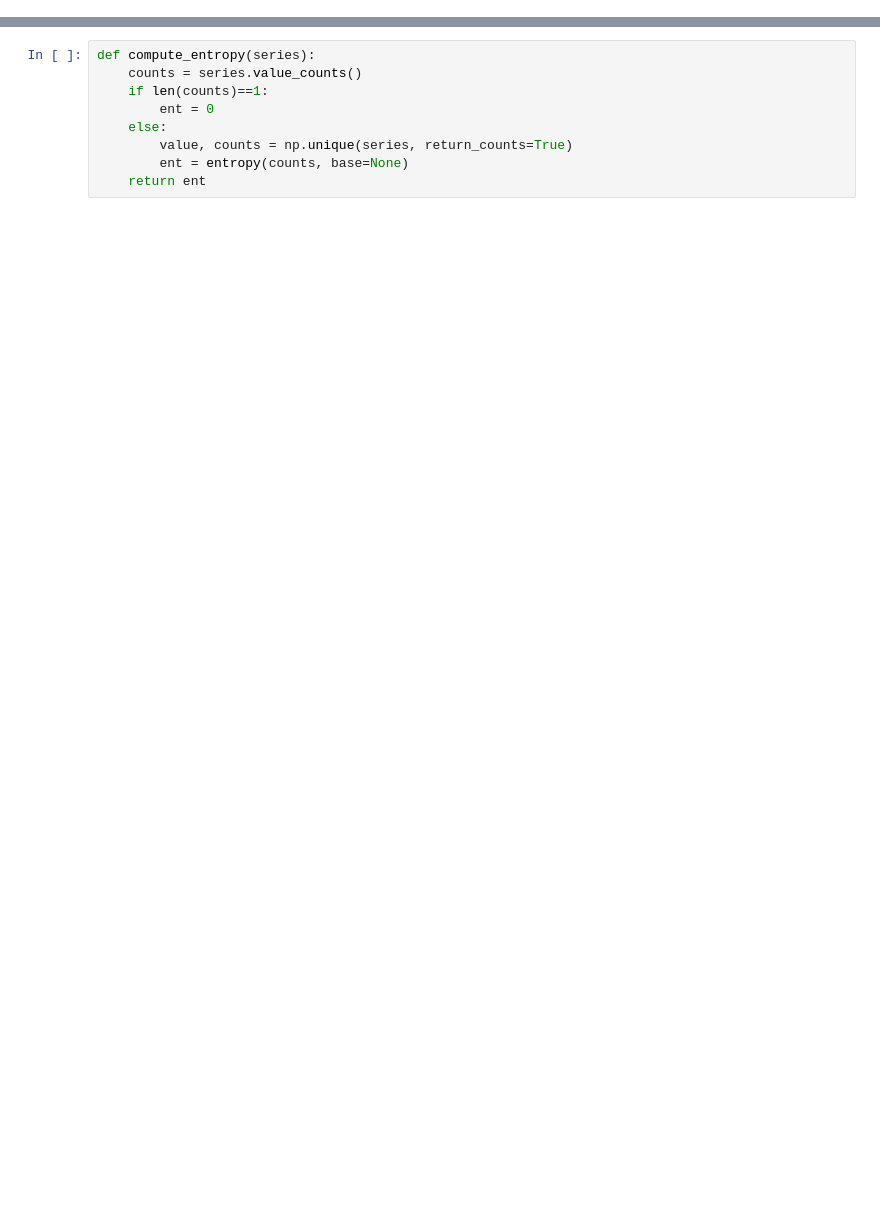
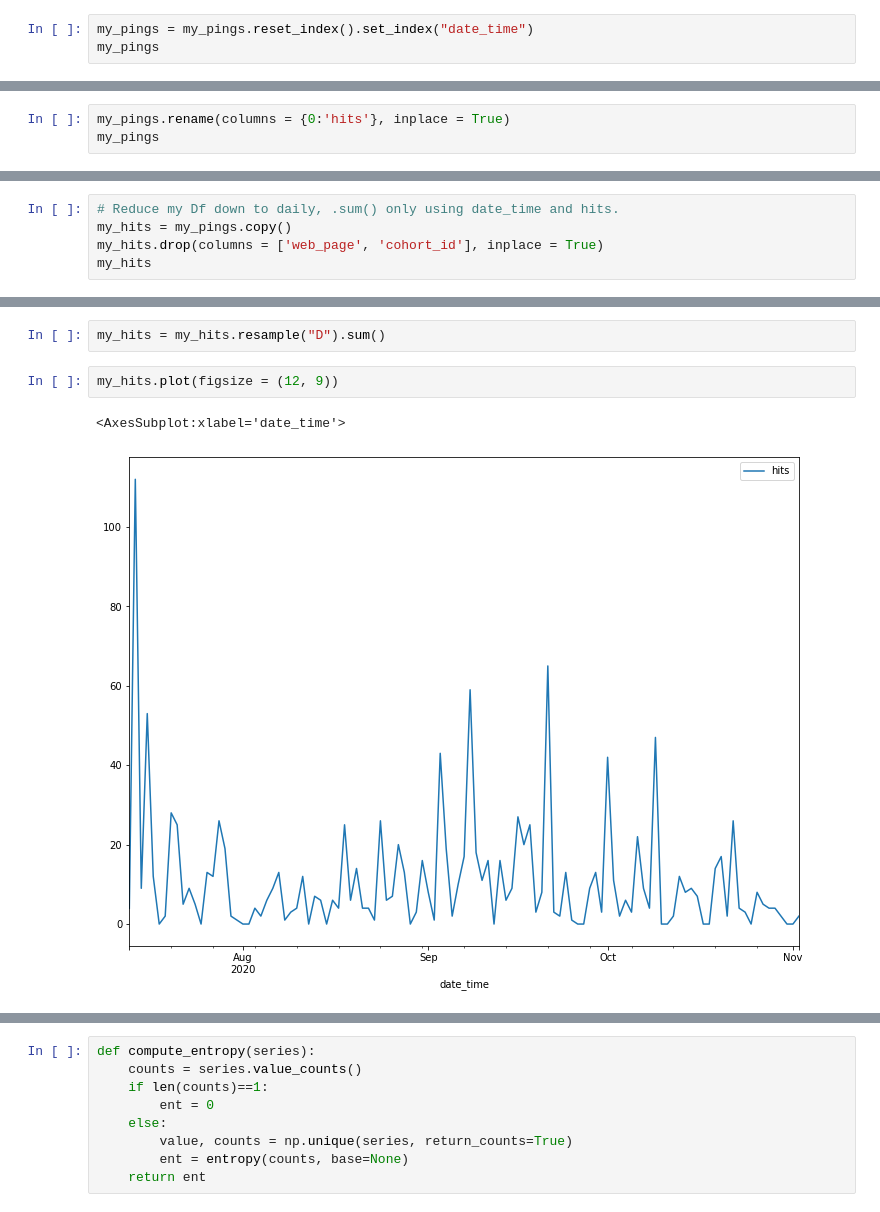
Before and after one commit to lukewbecker/anomaly-detection-exercises, a Jupyter notebook: time_series_anomaly_detection.ipynb, the cells around one changed output, grey strips where cells are left out. Cells and saved outputs as stored; diff of their text form; blank space fills up the shorter version.

```diff
--- a/time_series_anomaly_detection.ipynb
+++ b/time_series_anomaly_detection.ipynb
@@ -110,0 +446,3 @@ df[['request_call','api_version','endpoints','http']] = \
+# %%
+my_pings = my_pings.reset_index().set_index("date_time")
+my_pings
@@ -110,0 +464,3 @@ df[['request_call','api_version','endpoints','http']] = \
+# %%
+my_pings.rename(columns = {0:'hits'}, inplace = True)
+my_pings
@@ -110,0 +482,5 @@ df[['request_call','api_version','endpoints','http']] = \
+# %%
+# Reduce my Df down to daily, .sum() only using date_time and hits.
+my_hits = my_pings.copy()
+my_hits.drop(columns = ['web_page', 'cohort_id'], inplace = True)
+my_hits
@@ -110,0 +502,7 @@ df[['request_call','api_version','endpoints','http']] = \
+# %%
+my_hits = my_hits.resample("D").sum()
+# %%
+my_hits.plot(figsize = (12, 9))
+# %% [output]
+<AxesSubplot:xlabel='date_time'>
+[figure, added]
```
Also changed, not shown: parts of 87 cells of this notebook.
